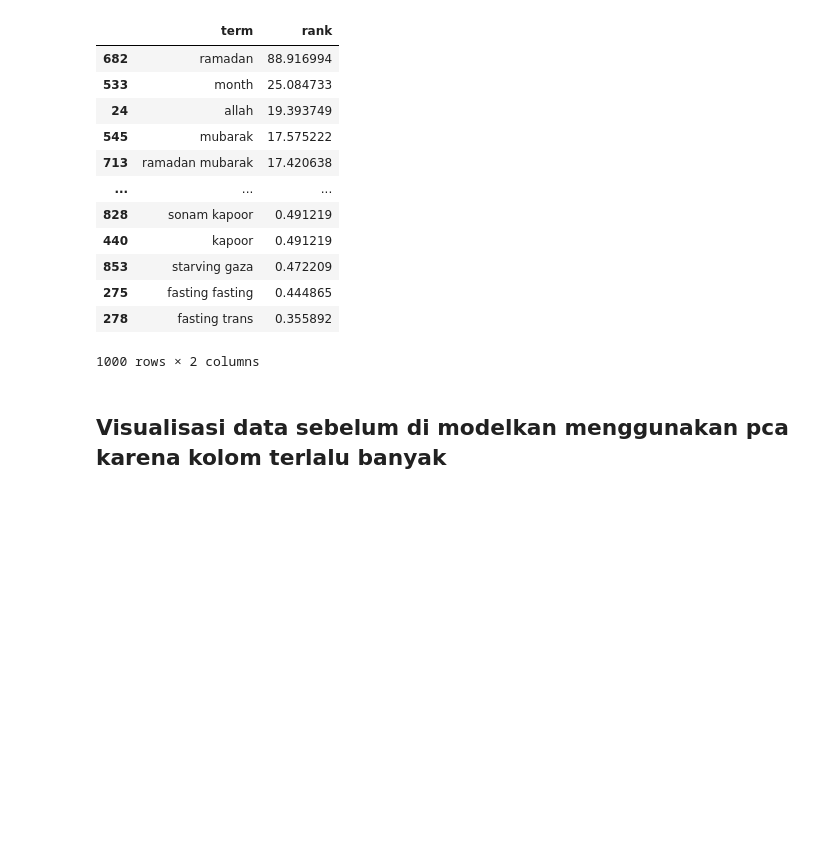
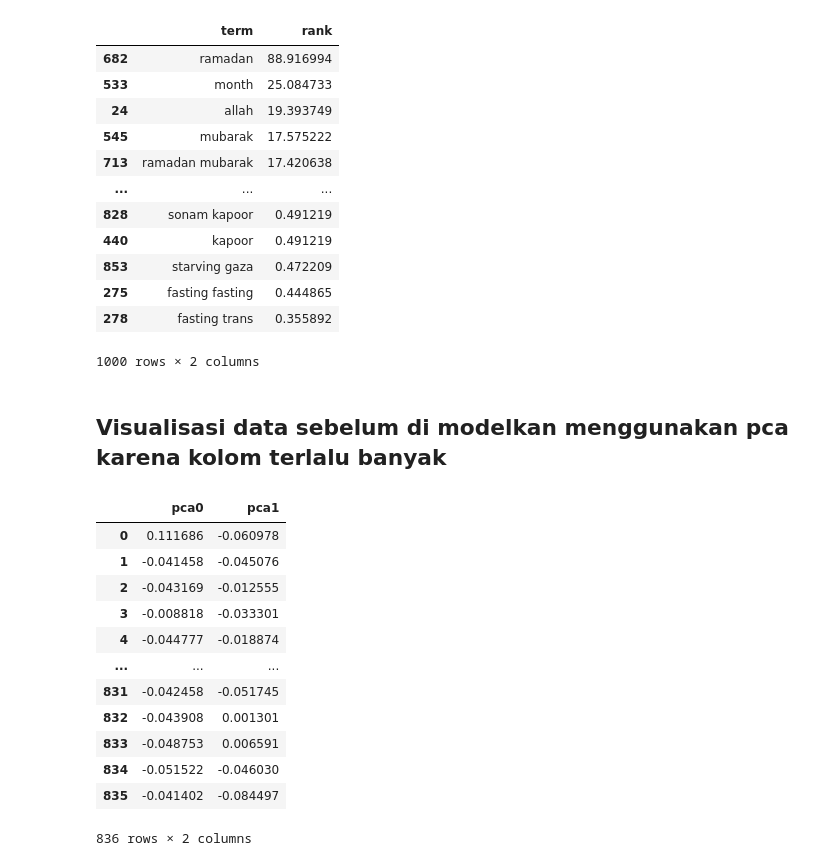
Before and after one commit to notnsas/cautious-eureka, a Jupyter notebook: TF_IDF_KMEAN.ipynb, the cells around one changed output. Saved outputs shown, nothing was run; the diff lists cells and outputs as text; code cells hidden in the pictures; blank space fills up the shorter version.

```diff
--- a/TF_IDF_KMEAN.ipynb
+++ b/TF_IDF_KMEAN.ipynb
@@ -152,0 +149,25 @@ X, y = tfidf_mat, dm['sentiment']
+# %%
+# Memilih kolom pca
+pca = PCA(n_components=2)
+X_pca = pca.fit_transform(X)
+
+# Mendapatkan nama kolom
+col_pca = pca.get_feature_names_out(input_features=None)
+
+# Menjadikan pca menjadi datatframe
+df_pca = pd.DataFrame(X_pca, columns=col_pca)
+df_pca
+# %% [output]
+|  | pca0 | pca1 |
+| 0 | 0.111686 | -0.060978 |
+| 1 | -0.041458 | -0.045076 |
+| 2 | -0.043169 | -0.012555 |
+| 3 | -0.008818 | -0.033301 |
+| 4 | -0.044777 | -0.018874 |
+| ... | ... | ... |
+| 831 | -0.042458 | -0.051745 |
+| 832 | -0.043908 | 0.001301 |
+| 833 | -0.048753 | 0.006591 |
+| 834 | -0.051522 | -0.046030 |
+| 835 | -0.041402 | -0.084497 |
+836 rows × 2 columns
```
Also changed, not shown: parts of 17 cells of this notebook.
